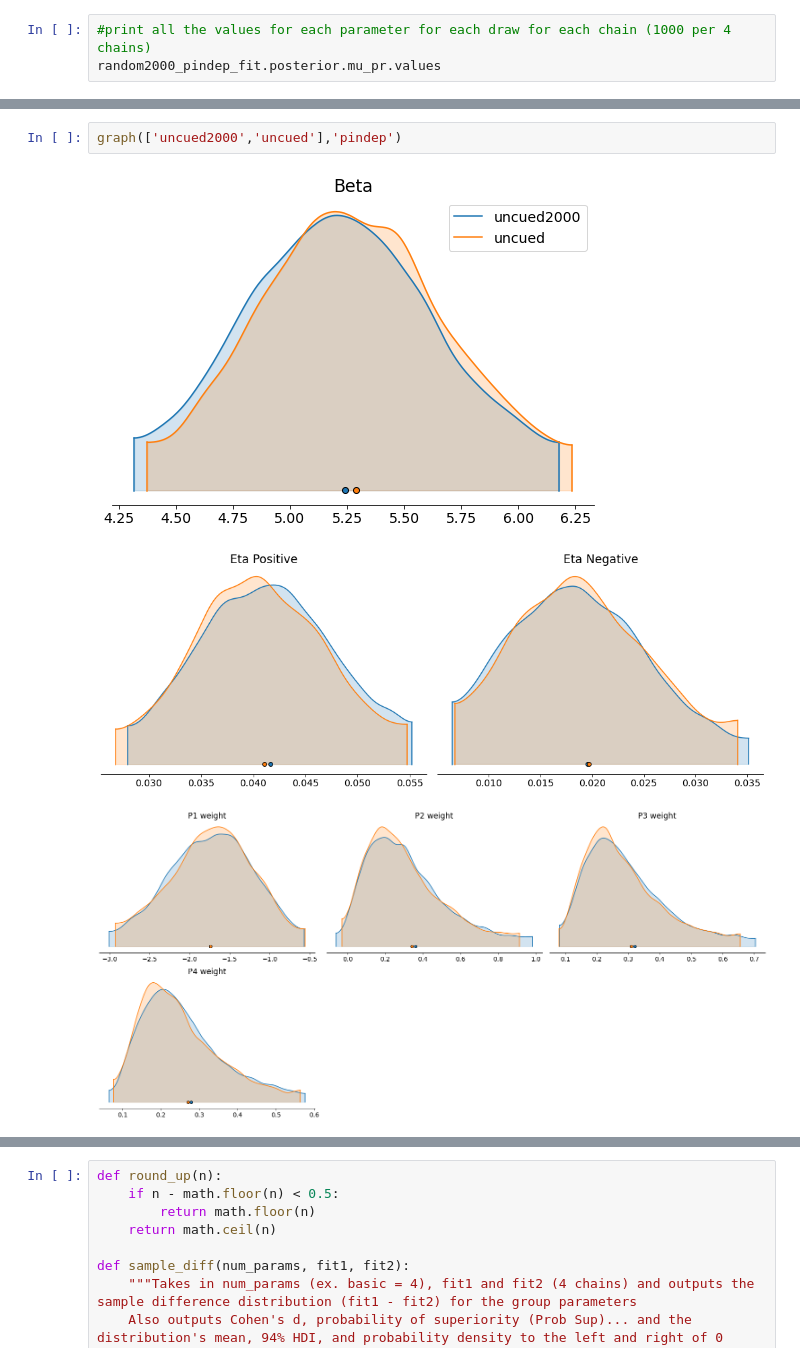
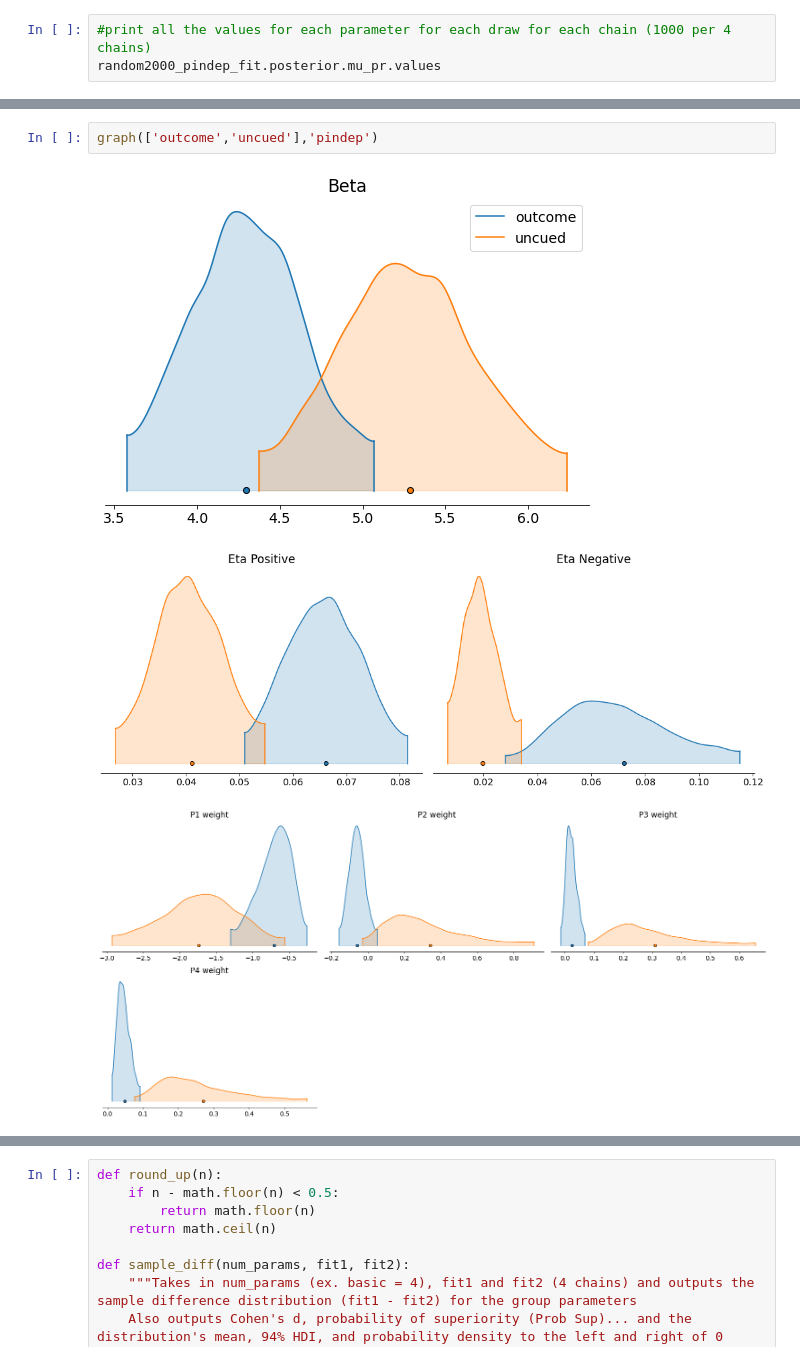
Before and after one commit to deckyblue/sparklyRGT, a Jupyter notebook: Pystan/HDI/rgt_model_posterior_figures.ipynb, the cells around one changed output, grey strips where cells are left out. Saved outputs shown, nothing was run; the diff lists cells and outputs as text.

```diff
--- a/Pystan/HDI/rgt_model_posterior_figures.ipynb
+++ b/Pystan/HDI/rgt_model_posterior_figures.ipynb
@@ -245,6 +268,6 @@ graph(['random8sess','random'],'pindep')
 # %%
-graph(['uncued2000','uncued'],'pindep')
+graph(['outcome','uncued'],'pindep')
 # %% [output]
-[figure, old version]
+[figure, new version]
-[figure, old version]
+[figure, new version]
-[figure, old version]
+[figure, new version]
```
Also changed, not shown: parts of 7 cells of this notebook.
